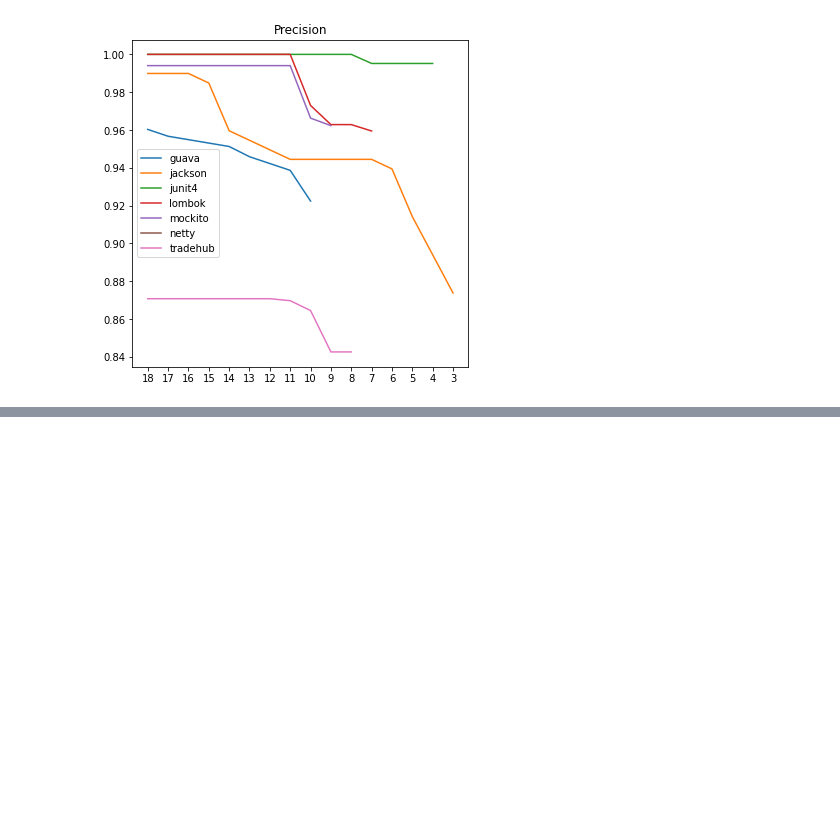
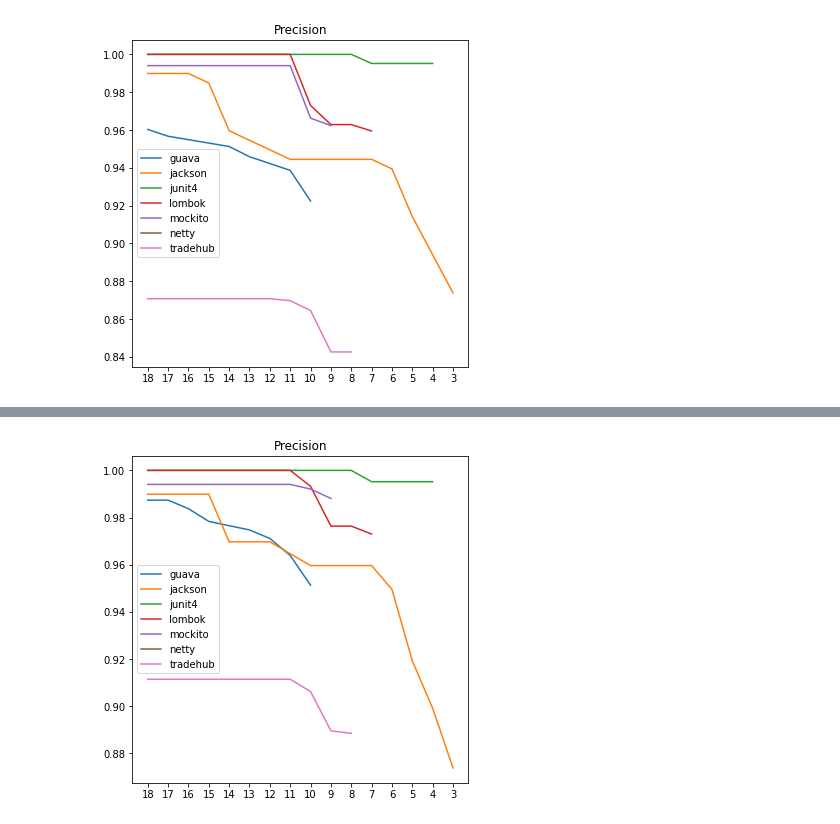
Before and after one commit to mrmegapolys/GitRules, a Jupyter notebook: notebooks/evaluation.ipynb, the cells around one changed output, grey strips where cells are left out. Saved outputs shown, nothing was run; the diff lists cells and outputs as text; code cells hidden in the pictures; blank space fills up the shorter version.

```diff
--- a/notebooks/evaluation.ipynb
+++ b/notebooks/evaluation.ipynb
@@ -118,0 +127,4 @@ plotFalseAlarm()
+# %%
+plotFalseAlarm('gen2_50_95')
+# %% [output]
+[figure, added]
```
Also changed, not shown: parts of 7 cells of this notebook, 7 other files.
